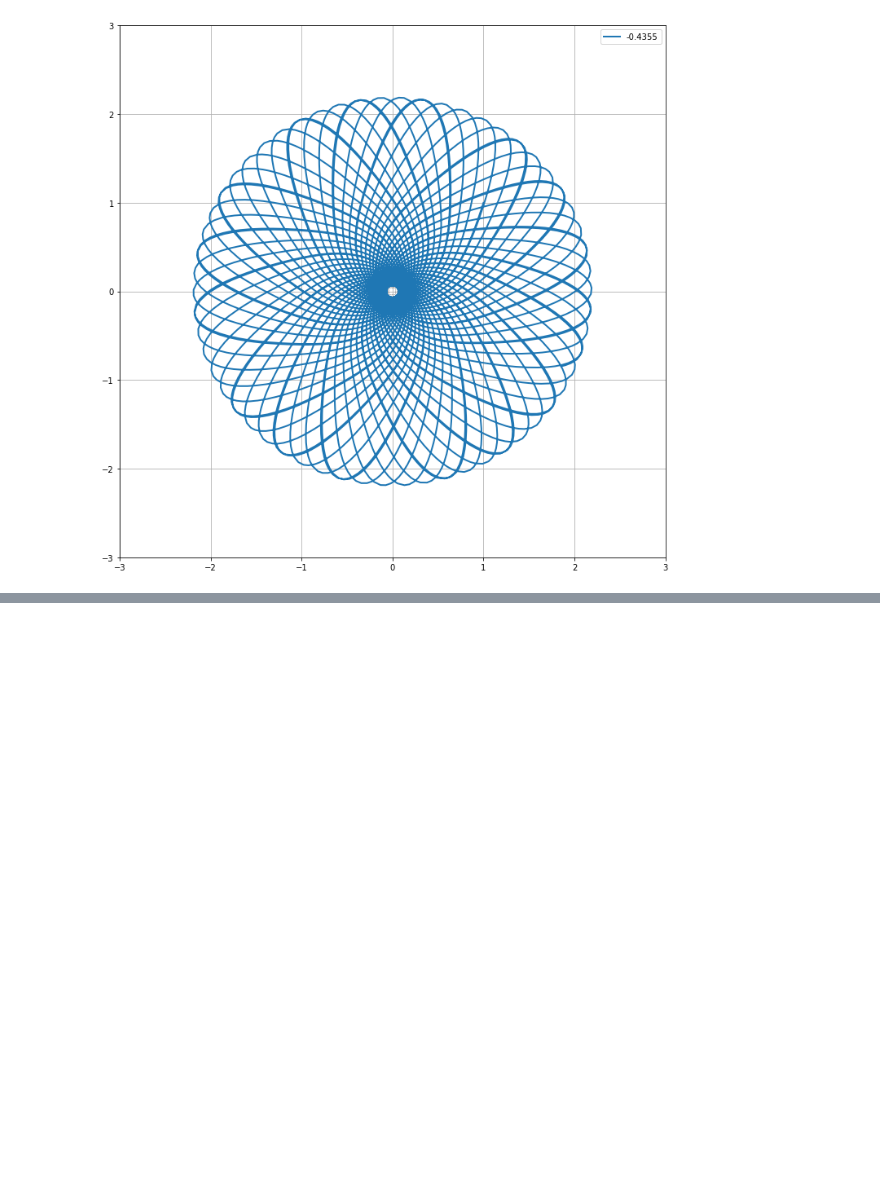
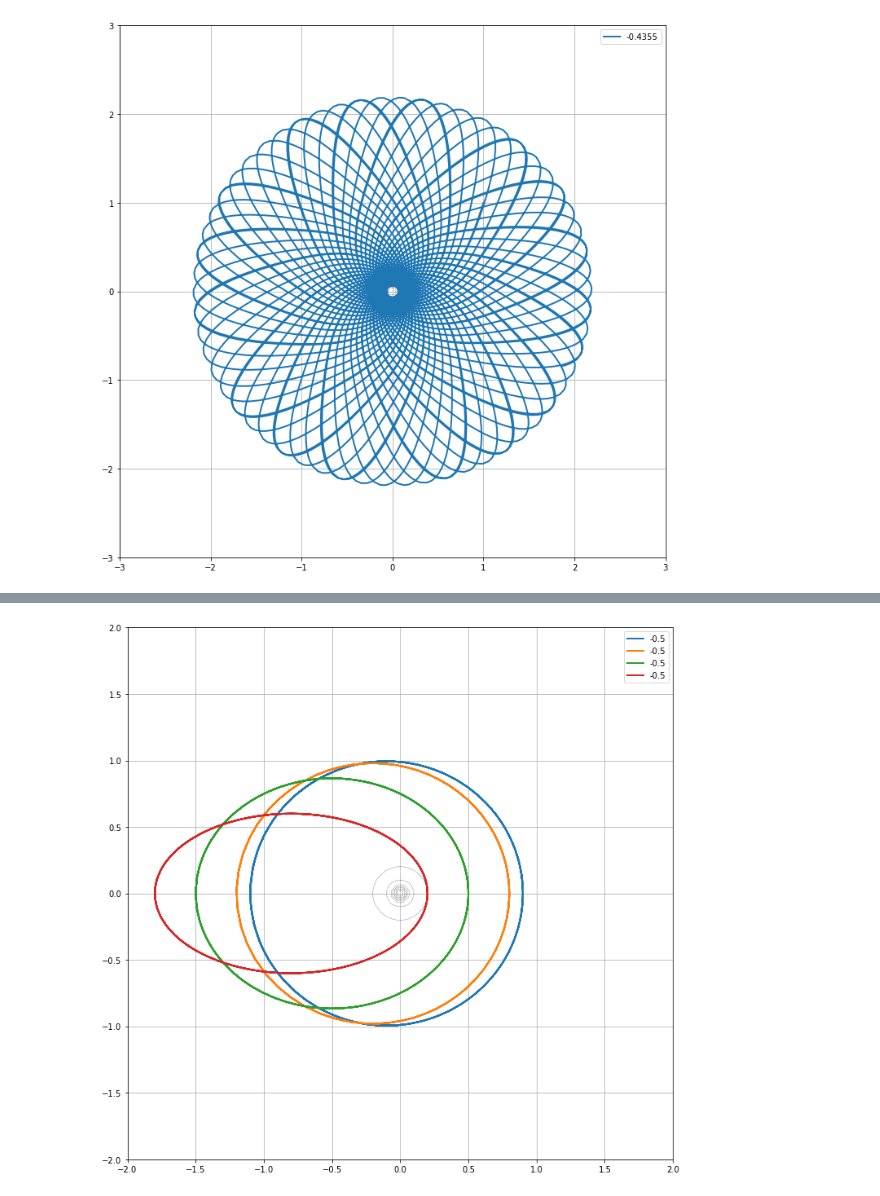
Before and after one commit to mseri/teachingplayground, a Jupyter notebook: CentralPotential.ipynb, the cells around one changed output, grey strips where cells are left out. Drawn from its saved outputs; the diff is of its cells as text; code cells hidden in the pictures; blank space fills up the shorter version.

```diff
--- a/CentralPotential.ipynb
+++ b/CentralPotential.ipynb
@@ -74,0 +75,7 @@ kepler_plot(0,10, y0s[3:4], field=field1p, V=V1p)
+# %%
+init_ecc = lambda e: (1.0 - e, 0.0 , 0.0, np.sqrt((1+e)/(1-e)))
+y0s = [init_ecc(0.1), init_ecc(0.2), init_ecc(0.5), init_ecc(0.8)]
+# %%
+kepler_plot(0,30,y0s, view=(-2,2,-2,2))
+# %% [output]
+[figure, added]
```
Also changed, not shown: parts of 9 cells of this notebook.
